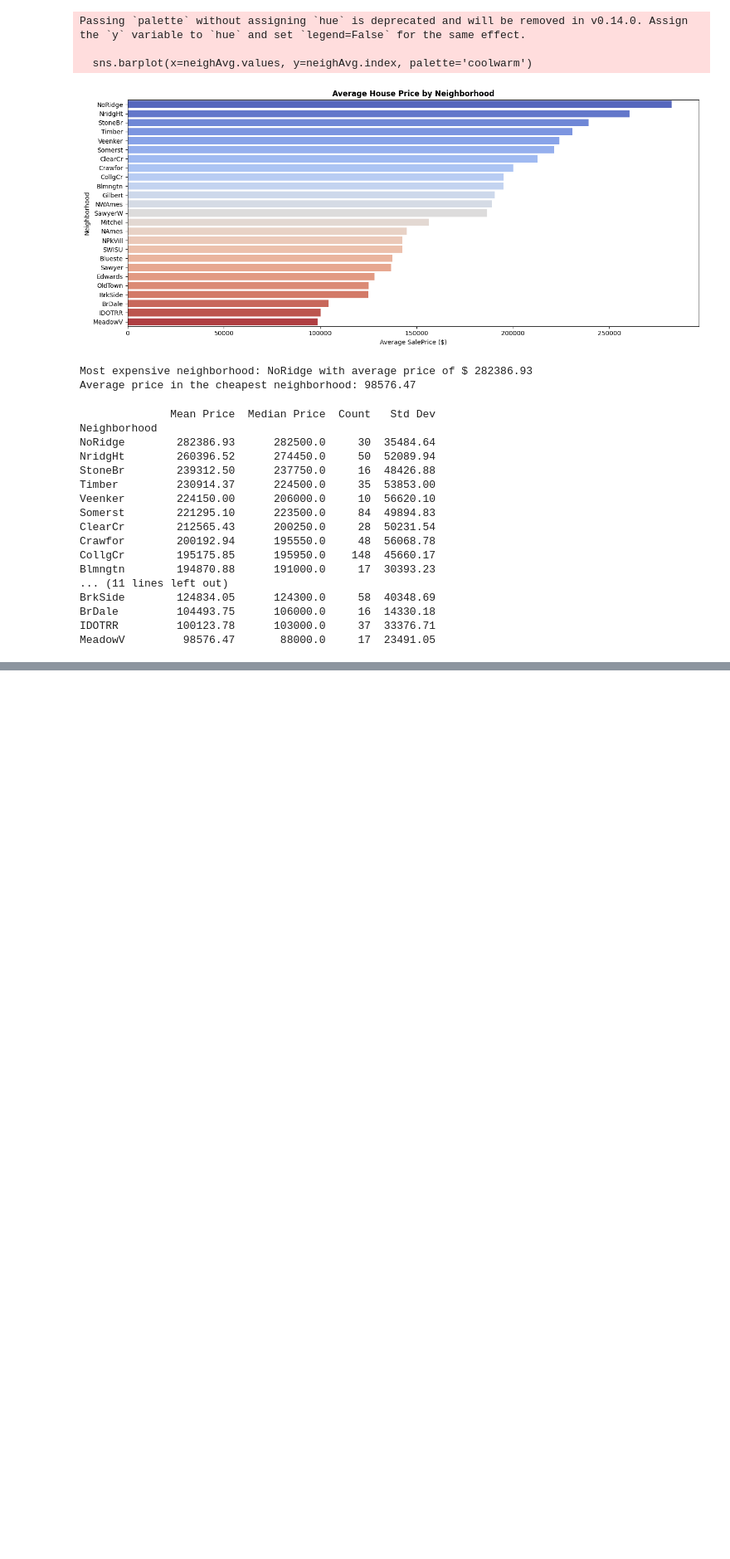
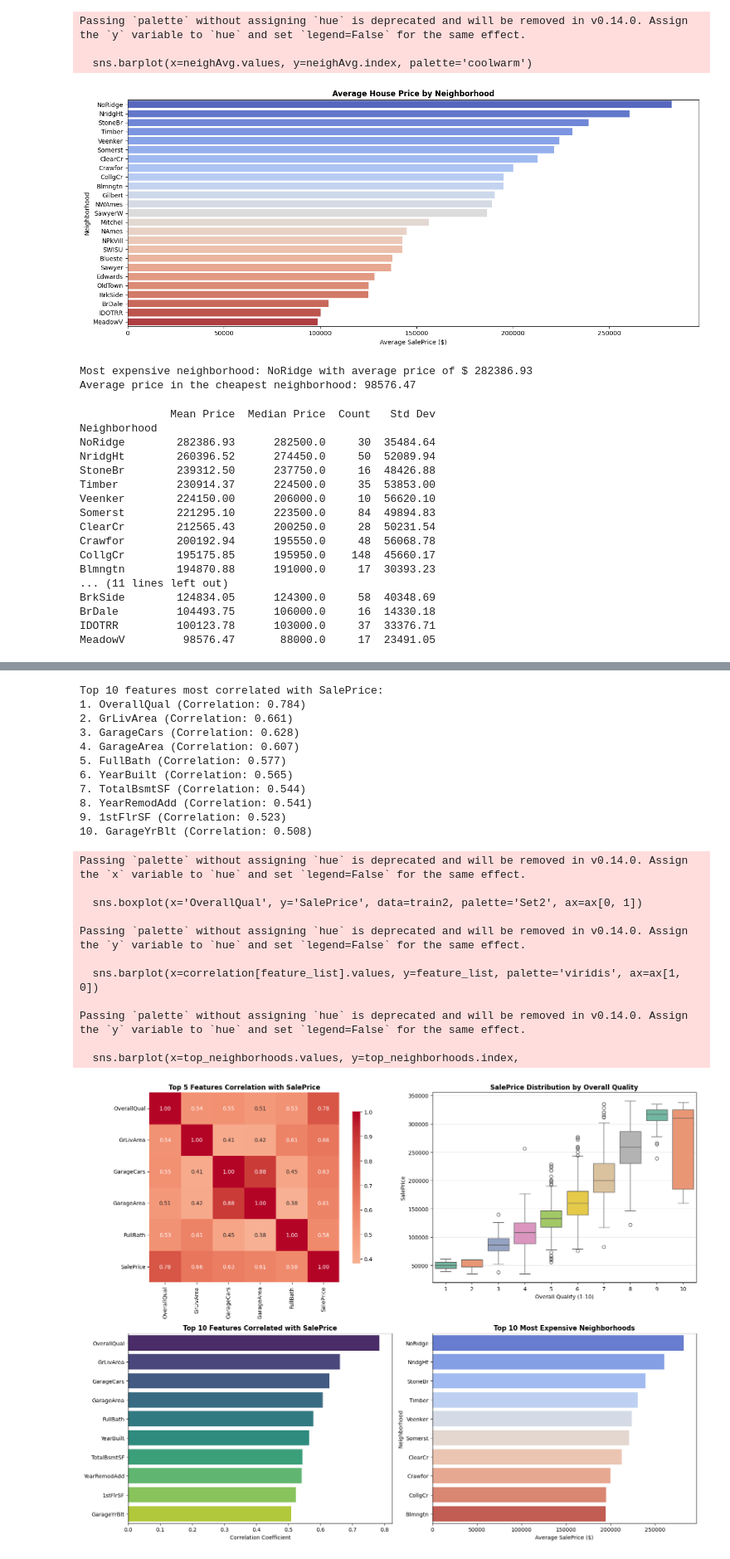
Before and after one commit to navinxqz/Inception-FSDS-classwork, a Jupyter notebook: Assignments/Assignment6.ipynb, the cells around one changed output, grey strips where cells are left out. Shown at 83% size. Drawn from its saved outputs; the diff is of its cells as text; code cells hidden in the pictures; blank space fills up the shorter version.

```diff
--- a/Assignments/Assignment6.ipynb
+++ b/Assignments/Assignment6.ipynb
@@ -412,0 +416,10 @@ MeadowV         98576.47       88000.0     17  23491.05
+# %%
+top3d = correlation[1:4]
+
+print("TOP 3 DRIVERS OF HOUSE PRICE: ")
+for i, (feature, corr_value) in enumerate(top3d.items(), start=1):
+    print(f"{i}. {feature}: {corr_value:.4f}")
+
+print("\nInterpretation:")
+print("These 3 features have the strongest relationship with SalePrice")
+print("They should be prioritized in any predictive model.")
@@ -412,0 +491,69 @@ MeadowV         98576.47       88000.0     17  23491.05
+# %%
+# Make sure all required variables are defined
+correlation = corMatrix["SalePrice"].sort_values(ascending=False)
+feature = correlation.index[1:11]  # Index of top 10 features
+feature_list = feature.tolist()  # Convert to list
+
+print("Top 10 features most correlated with SalePrice:")
+for i, feat in enumerate(feature_list, start=1):
+    print(f"{i}. {feat} (Correlation: {correlation[feat]:.3f})")
+
+# Create the plots
+fig, ax = plt.subplots(2, 2, figsize=(16, 12))
+
+# Chart 1: Correlation Heatmap
+top_features = feature_list[:5] + ['SalePrice']
+corr_subset = train2[top_features].corr()
+sns.heatmap(corr_subset, annot=True, fmt='.2f', cmap='coolwarm',
+            center=0, square=True, ax=ax[0, 0], cbar_kws={"shrink": 0.8})
+ax[0, 0].set_title("Top 5 Features Correlation with SalePrice", fontweight='bold')
+
+# Chart 2: Boxplot
+sns.boxplot(x='OverallQual', y='SalePrice', data=train2, palette='Set2', ax=ax[0, 1])
+ax[0, 1].set_title("SalePrice Distribution by Overall Quality", fontweight='bold')
+ax[0, 1].set_xlabel("Overall Quality (1-10)")
+ax[0, 1].grid(axis='y', alpha=0.3)
+
+# Chart 3: Bar chart
+sns.barplot(x=correlation[feature_list].values, y=feature_list, palette='viridis', ax=ax[1, 0])
+ax[1, 0].set_title("Top 10 Features Correlated with SalePrice", fontweight='bold')
+ax[1, 0].set_xlabel("Correlation Coefficient")
+
+# Chart 4: Neighborhood analysis (if data exists)
+if 'neighAvg' in locals() and neighAvg is not None:
+    top_neighborhoods = neighAvg.head(10)
+    sns.barplot(x=top_neighborhoods.values, y=top_neighborhoods.index,
+                palette='coolwarm', ax=ax[1, 1])
+    ax[1, 1].set_title("Top 10 Most Expensive Neighborhoods", fontweight='bold')
+    ax[1, 1].set_xlabel("Average SalePrice ($)")
+else:
+    ax[1, 1].text(0.5, 0.5, 'Neighborhood data not available',
+                  ha='center', va='center', transform=ax[1, 1].transAxes, fontsize=12)
+    ax[1, 1].set_title("Neighborhood Analysis")
+
+plt.tight_layout()
+plt.show()
+# %% [output]
+Top 10 features most correlated with SalePrice:
+1. OverallQual (Correlation: 0.784)
+2. GrLivArea (Correlation: 0.661)
+3. GarageCars (Correlation: 0.628)
+4. GarageArea (Correlation: 0.607)
+5. FullBath (Correlation: 0.577)
+6. YearBuilt (Correlation: 0.565)
+7. TotalBsmtSF (Correlation: 0.544)
+8. YearRemodAdd (Correlation: 0.541)
+9. 1stFlrSF (Correlation: 0.523)
+10. GarageYrBlt (Correlation: 0.508)
+Passing `palette` without assigning `hue` is deprecated and will be removed in v0.14.0. Assign the `x` variable to `hue` and set `legend=False` for the same effect.
+
+  sns.boxplot(x='OverallQual', y='SalePrice', data=train2, palette='Set2', ax=ax[0, 1])
+
+Passing `palette` without assigning `hue` is deprecated and will be removed in v0.14.0. Assign the `y` variable to `hue` and set `legend=False` for the same effect.
+
+  sns.barplot(x=correlation[feature_list].values, y=feature_list, palette='viridis', ax=ax[1, 0])
+
+Passing `palette` without assigning `hue` is deprecated and will be removed in v0.14.0. Assign the `y` variable to `hue` and set `legend=False` for the same effect.
+
+  sns.barplot(x=top_neighborhoods.values, y=top_neighborhoods.index,
+[figure, added]
```
Also changed, not shown: parts of 7 cells of this notebook.
